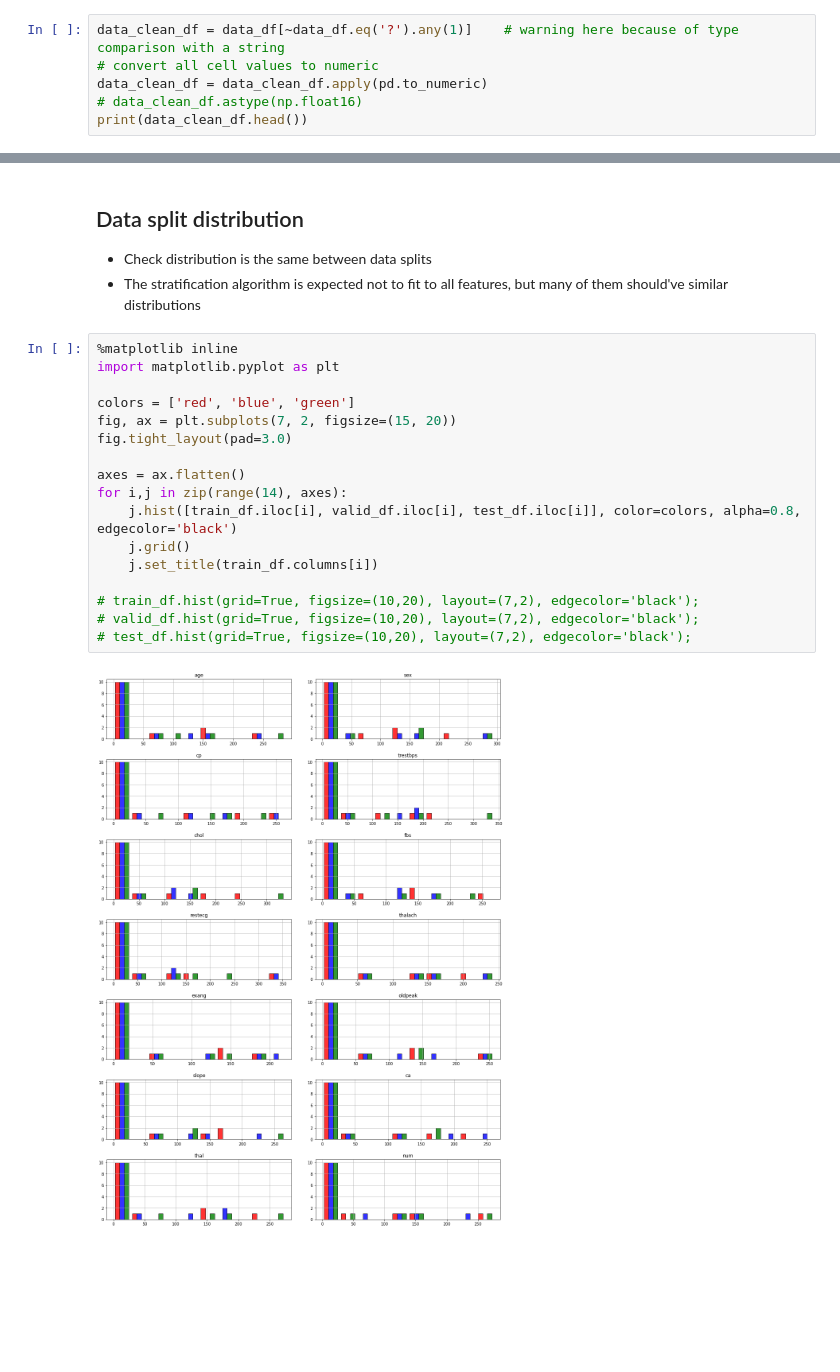
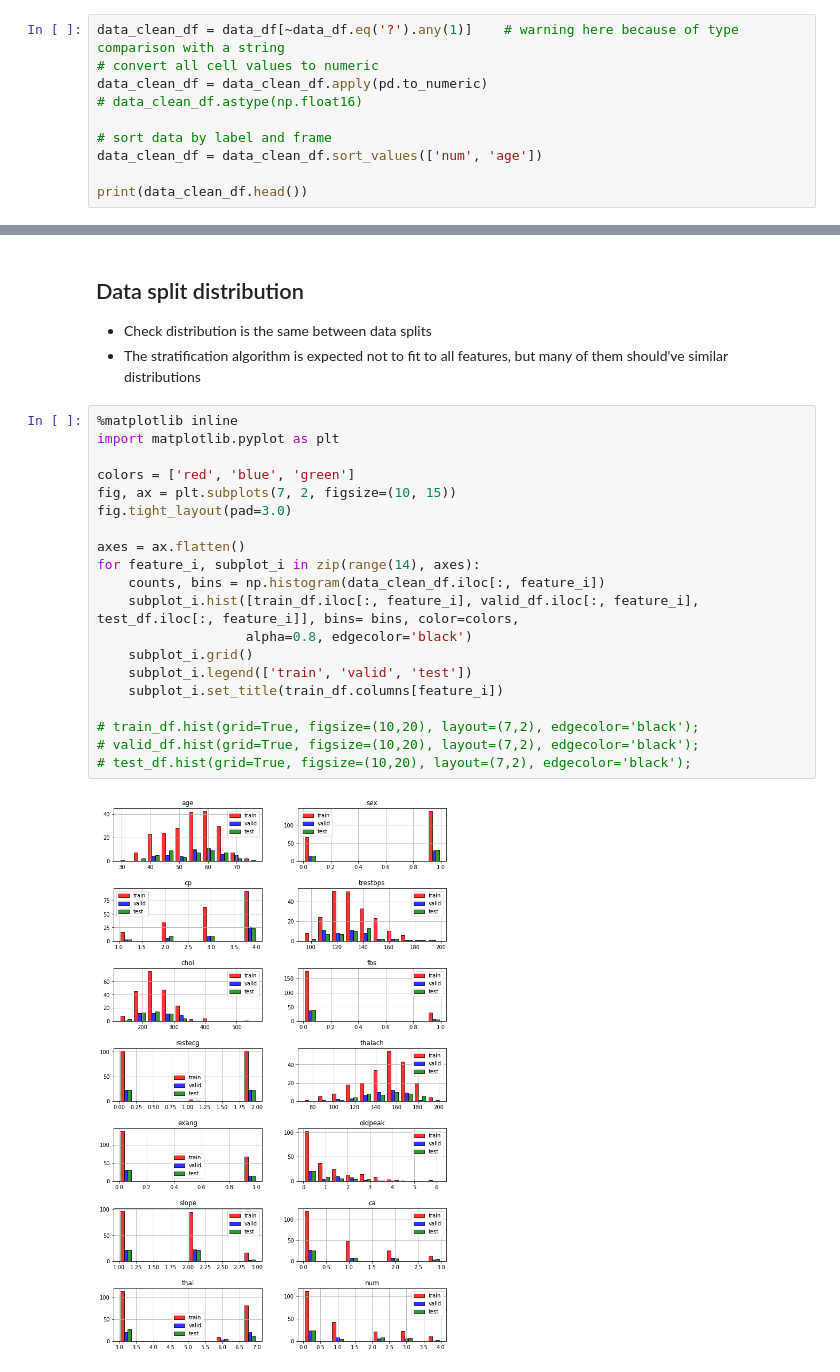
Before and after one commit to amiralansary/Heart-Disease-Diagnosis, a Jupyter notebook: notebooks/explore_data.ipynb, the cells around one changed output, grey strips where cells are left out. Cells and saved outputs as stored; diff of their text form; blank space fills up the shorter version.

Commit message:
update data notebook

```diff
--- a/notebooks/explore_data.ipynb
+++ b/notebooks/explore_data.ipynb
@@ -85,5 +85,9 @@ data_clean_df = data_df[~data_df.eq('?').any(1)]    # warning here because of ty
 # convert all cell values to numeric
 data_clean_df = data_clean_df.apply(pd.to_numeric)
 # data_clean_df.astype(np.float16)
+
+# sort data by label and frame
+data_clean_df = data_clean_df.sort_values(['num', 'age'])
+
 print(data_clean_df.head())
 # %% [output]
@@ -175,19 +179,22 @@ print(len(test_df))
 # %%
 %matplotlib inline
 import matplotlib.pyplot as plt
 
 colors = ['red', 'blue', 'green']
-fig, ax = plt.subplots(7, 2, figsize=(15, 20))
+fig, ax = plt.subplots(7, 2, figsize=(10, 15))
 fig.tight_layout(pad=3.0)
 
 axes = ax.flatten()
-for i,j in zip(range(14), axes):
-    j.hist([train_df.iloc[i], valid_df.iloc[i], test_df.iloc[i]], color=colors, alpha=0.8, edgecolor='black')
-    j.grid()
-    j.set_title(train_df.columns[i])
+for feature_i, subplot_i in zip(range(14), axes):
+    counts, bins = np.histogram(data_clean_df.iloc[:, feature_i])
+    subplot_i.hist([train_df.iloc[:, feature_i], valid_df.iloc[:, feature_i], test_df.iloc[:, feature_i]], bins= bins, color=colors,
+                   alpha=0.8, edgecolor='black')
+    subplot_i.grid()
+    subplot_i.legend(['train', 'valid', 'test'])
+    subplot_i.set_title(train_df.columns[feature_i])
 
 # train_df.hist(grid=True, figsize=(10,20), layout=(7,2), edgecolor='black');
 # valid_df.hist(grid=True, figsize=(10,20), layout=(7,2), edgecolor='black');
 # test_df.hist(grid=True, figsize=(10,20), layout=(7,2), edgecolor='black');
 # %% [output]
-[figure, old version]
+[figure, new version]
```
Also changed, not shown: parts of 3 cells of this notebook.
